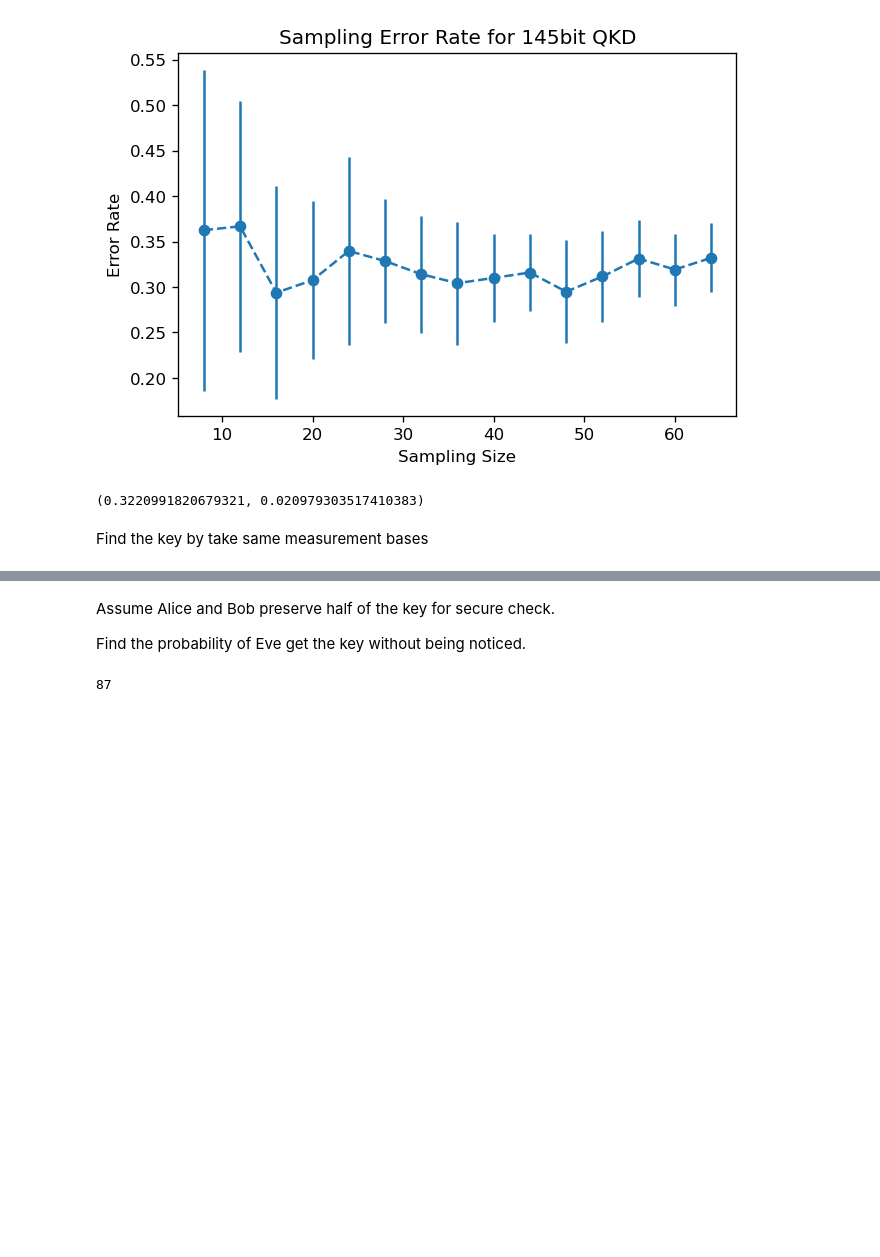
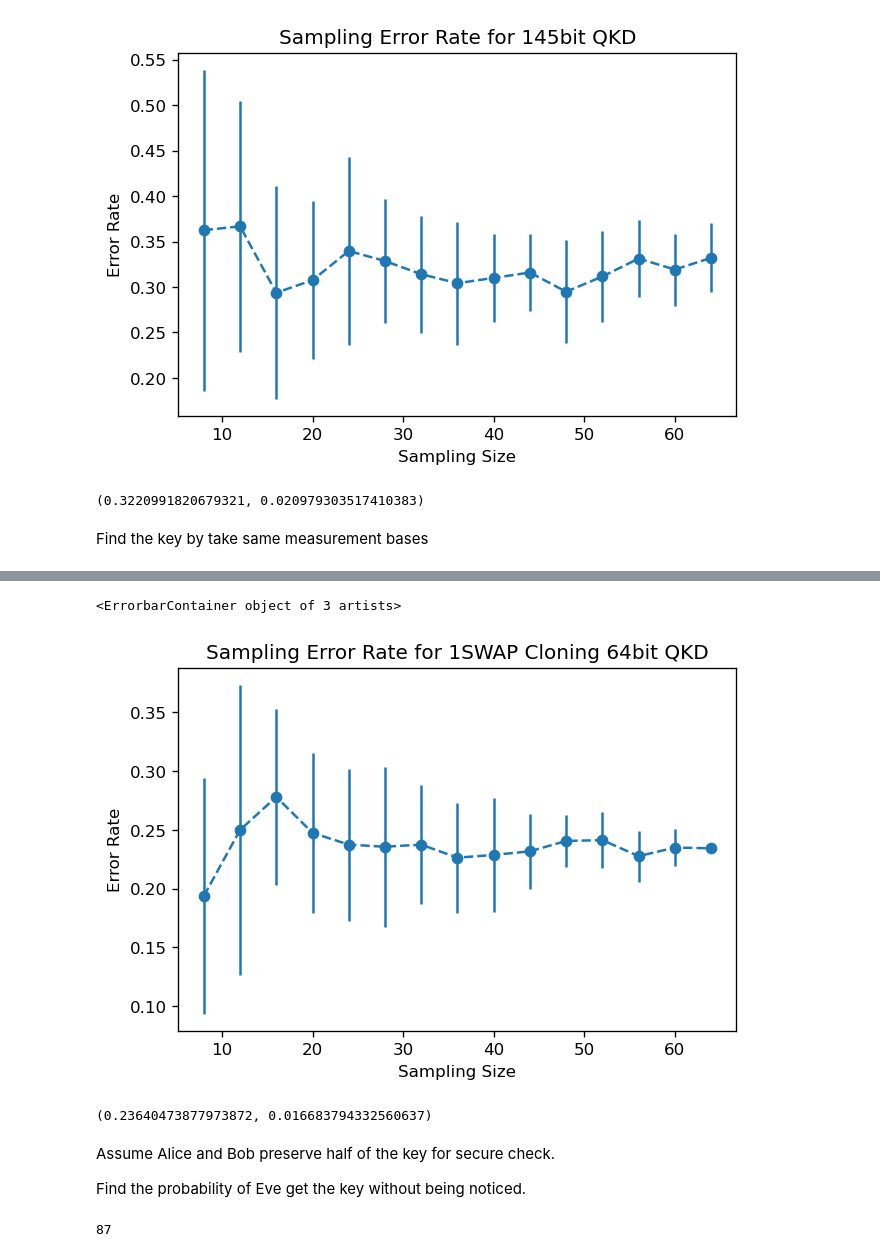
Before and after one commit to EigenSolver/QI_Project2020, a Jupyter notebook: QKD/QKD_Invasion.ipynb, the cells around one changed output, grey strips where cells are left out. Saved outputs shown, nothing was run; the diff lists cells and outputs as text; code cells hidden in the pictures; blank space fills up the shorter version.

```diff
--- a/QKD/QKD_Invasion.ipynb
+++ b/QKD/QKD_Invasion.ipynb
@@ -38,0 +156,10 @@ Bob generate the key and measurement bases
+# %%
+def sample_series(data_sheet,N_series,M):
+    L=len(N_series)
+    means=np.zeros(L)
+    devs=np.zeros(L)
+    for i in range(L):
+        samp=[sample_error_rate(data_sheet,N_series[i]) for m in range(M)]
+        means[i]=np.mean(samp)
+        devs[i]=np.std(samp)
+    return means,devs
@@ -194,13 +331,3 @@ def sample_error_rate(data_sheet,N):
-# %%
-def sample_series(data_sheet,N_series,M):
-    L=len(N_series)
-    means=np.zeros(L)
-    devs=np.zeros(L)
-    for i in range(L):
-        samp=[sample_error_rate(data_sheet_128,N_series[i]) for m in range(M)]
-        means[i]=np.mean(samp)
-        devs[i]=np.std(samp)
-    return means,devs
 # %%
 X=np.arange(8,65,4)
 Y,std=sample_series(data_sheet_128,X,20)
@@ -295,3 +434,21 @@ data_sheet_145.to_csv("QKD_Simulation_145.csv")
+# %%
+data_sheet=pd.read_excel("QKD_Simulation_64_1SWAP.xlsx")
+# %%
+X=np.arange(8,65,4)
+Y,std=sample_series(data_sheet,X,20)
+
+plt.figure(dpi=120)
+plt.xlabel("Sampling Size")
+plt.ylabel("Error Rate")
+plt.title("Sampling Error Rate for 1SWAP Cloning 64bit QKD")
+plt.errorbar(x=X,y=Y,yerr=std,marker="o",linestyle='--')
+# %% [output]
+<ErrorbarContainer object of 3 artists>
+[figure, added]
+# %%
+Y.mean(),Y.std()
+# %% [output]
+(0.23640473877973872, 0.016683794332560637)
 # %% [markdown]
 Assume Alice and Bob preserve half of the key for secure check.
 
```
Also changed, not shown: parts of 29 cells of this notebook, 13 other files.
